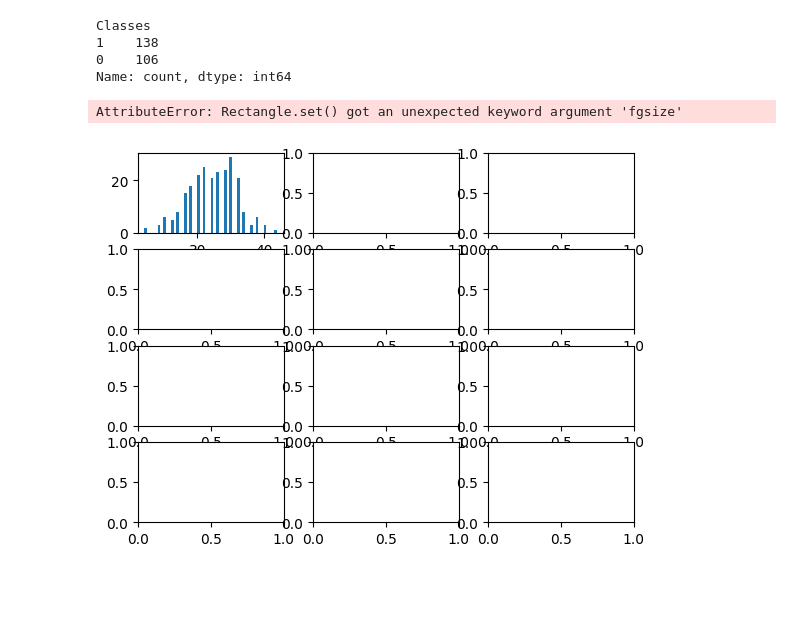
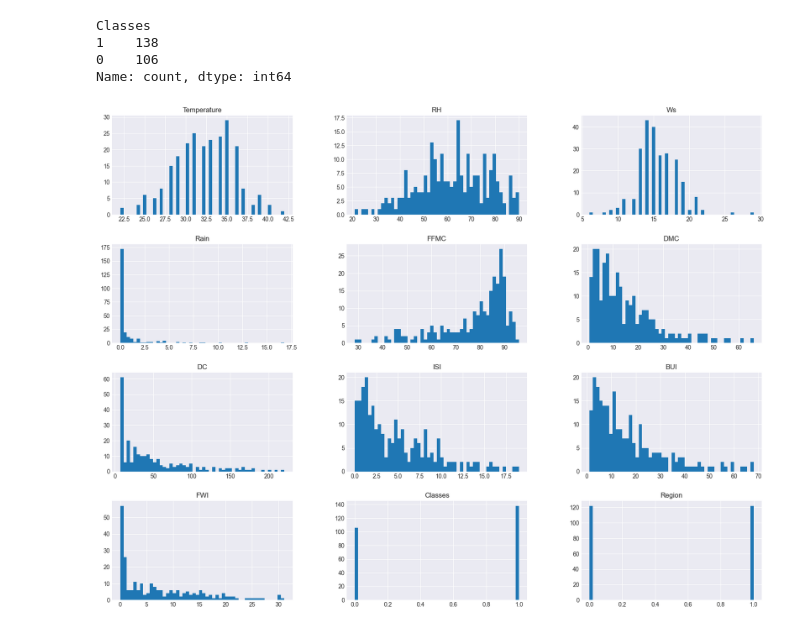
Before and after one commit to itz-sidd/Machine_Learning, a Jupyter notebook: Simple Linear Regression/seven.ipynb, the cells around one changed output. Cells and saved outputs as stored; diff of their text form; code cells hidden in the pictures; blank space fills up the shorter version.

```diff
--- a/Simple Linear Regression/seven.ipynb
+++ b/Simple Linear Regression/seven.ipynb
@@ -264,9 +264,8 @@ Classes
 Name: count, dtype: int64
 # %%
 import seaborn as sns
-plt.style.use('seaborn')
+plt.style.use("seaborn-v0_8-darkgrid")
 df_copy.hist(bins=50,figsize=(20,15))
 plt.show()
 # %% [output]
-AttributeError: Rectangle.set() got an unexpected keyword argument 'fgsize'
-[figure, old version]
+[figure, new version]
```
Also changed, not shown: parts of 6 cells of this notebook, 6 other files.
